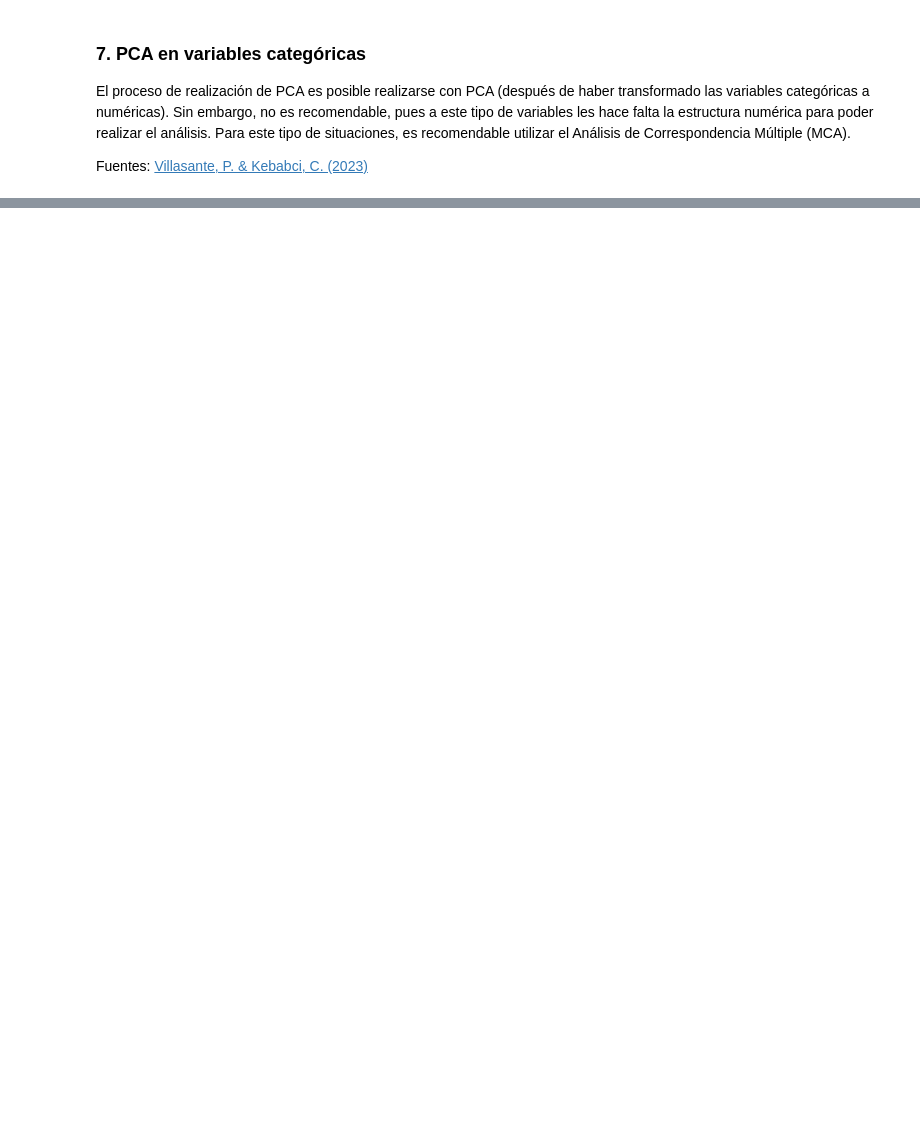
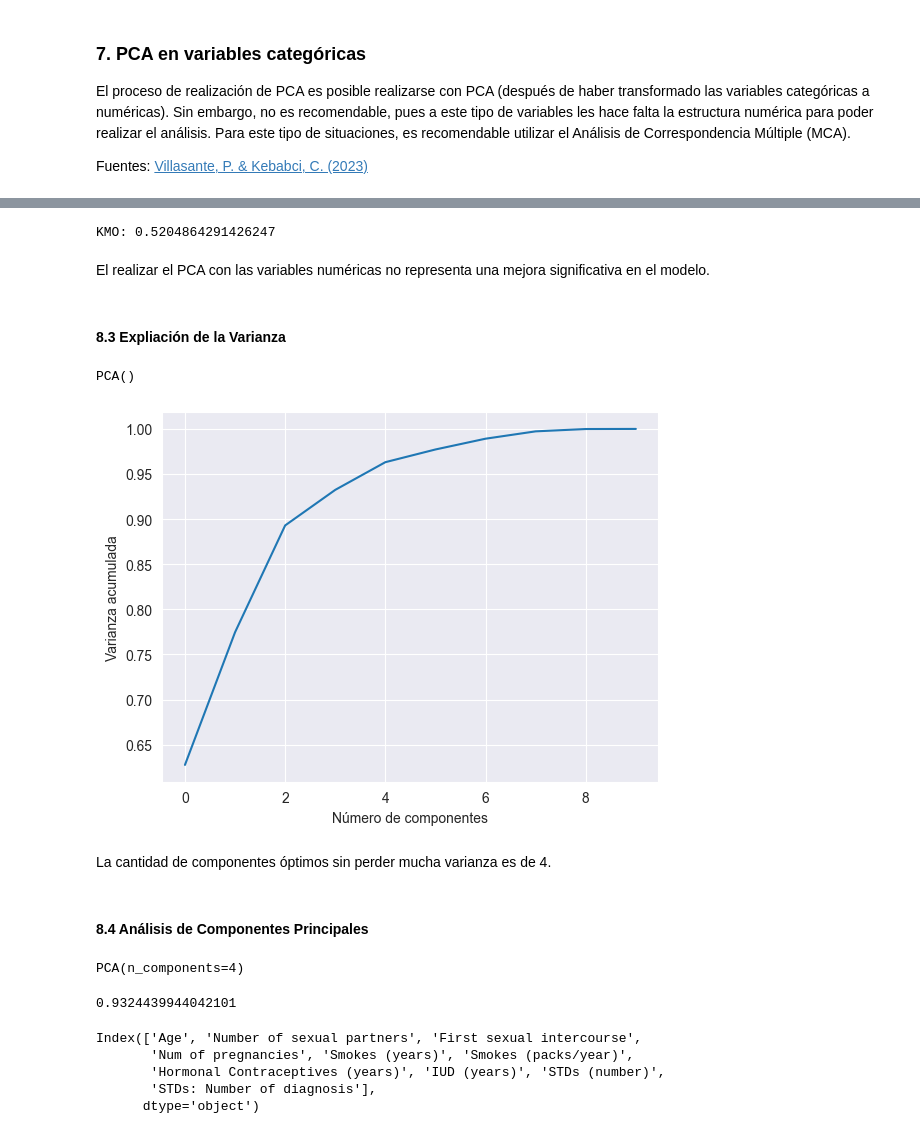
Before and after one commit to FranzCastillo/Cervical-Cancer-Risk-Factor-Analysis, a Jupyter notebook: analysis.ipynb, the cells around one changed output, grey strips where cells are left out. Drawn from its saved outputs; the diff is of its cells as text; code cells hidden in the pictures; blank space fills up the shorter version.

```diff
--- a/analysis.ipynb
+++ b/analysis.ipynb
@@ -186,2 +248,0 @@ df.dropna(subset=to_drop, inplace=True)
-# %%
-df.drop(['STDs: Time since first diagnosis', 'STDs: Time since last diagnosis'], axis=1, inplace=True)
@@ -218,0 +279,2 @@ Fuentes: [Villasante, P. & Kebabci, C. (2023)](https://statisticsglobe.com/pca-c
+# %%
+numerical_df = df[numerical_columns]
@@ -218,0 +296,9 @@ Fuentes: [Villasante, P. & Kebabci, C. (2023)](https://statisticsglobe.com/pca-c
+# %%
+kmo_all, kmo_model = calculate_kmo(numerical_df)
+print("KMO: {}".format(kmo_model))
+# %% [output]
+KMO: 0.5204864291426247
+# %% [markdown]
+El realizar el PCA con las variables numéricas no representa una mejora significativa en el modelo.
+# %% [markdown]
+#### 8.3 Expliación de la Varianza
@@ -218,0 +307,33 @@ Fuentes: [Villasante, P. & Kebabci, C. (2023)](https://statisticsglobe.com/pca-c
+# %%
+pca = PCA()
+pca.fit(numerical_df)
+# %% [output]
+PCA()
+# %%
+plt.plot(np.cumsum(pca.explained_variance_ratio_))
+plt.xlabel('Número de componentes')
+plt.ylabel('Varianza acumulada')
+plt.show()
+# %% [output]
+[figure, added]
+# %% [markdown]
+La cantidad de componentes óptimos sin perder mucha varianza es de 4.
+# %% [markdown]
+#### 8.4 Análisis de Componentes Principales
+# %%
+pca = PCA(n_components=4)
+pca.fit(numerical_df)
+# %% [output]
+PCA(n_components=4)
+# %%
+pca.explained_variance_ratio_.sum()
+# %% [output]
+0.9324439944042101
+# %%
+df[numerical_columns].columns
+# %% [output]
+Index(['Age', 'Number of sexual partners', 'First sexual intercourse',
+       'Num of pregnancies', 'Smokes (years)', 'Smokes (packs/year)',
+       'Hormonal Contraceptives (years)', 'IUD (years)', 'STDs (number)',
+       'STDs: Number of diagnosis'],
+      dtype='object')
```
Also changed, not shown: parts of 45 cells of this notebook, 1 other file.
